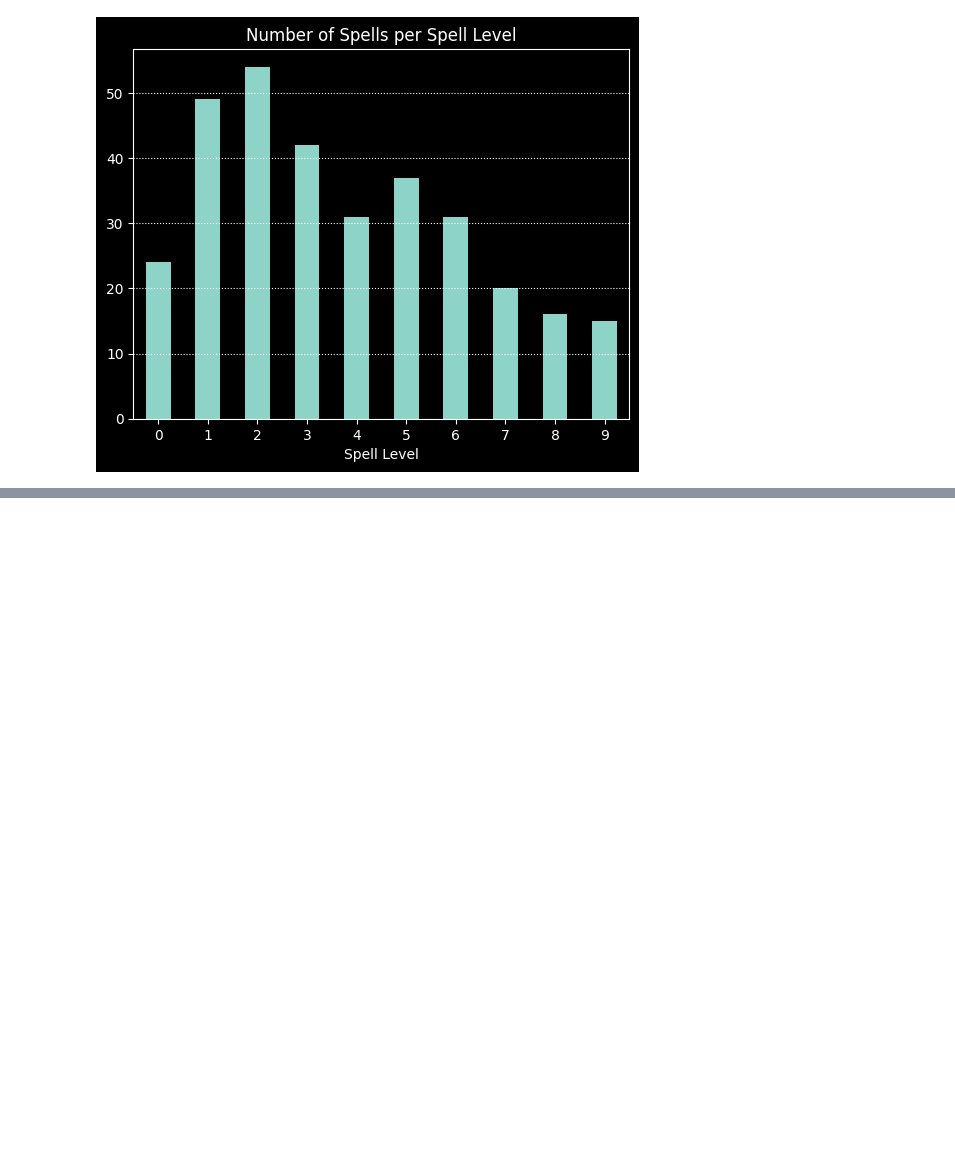
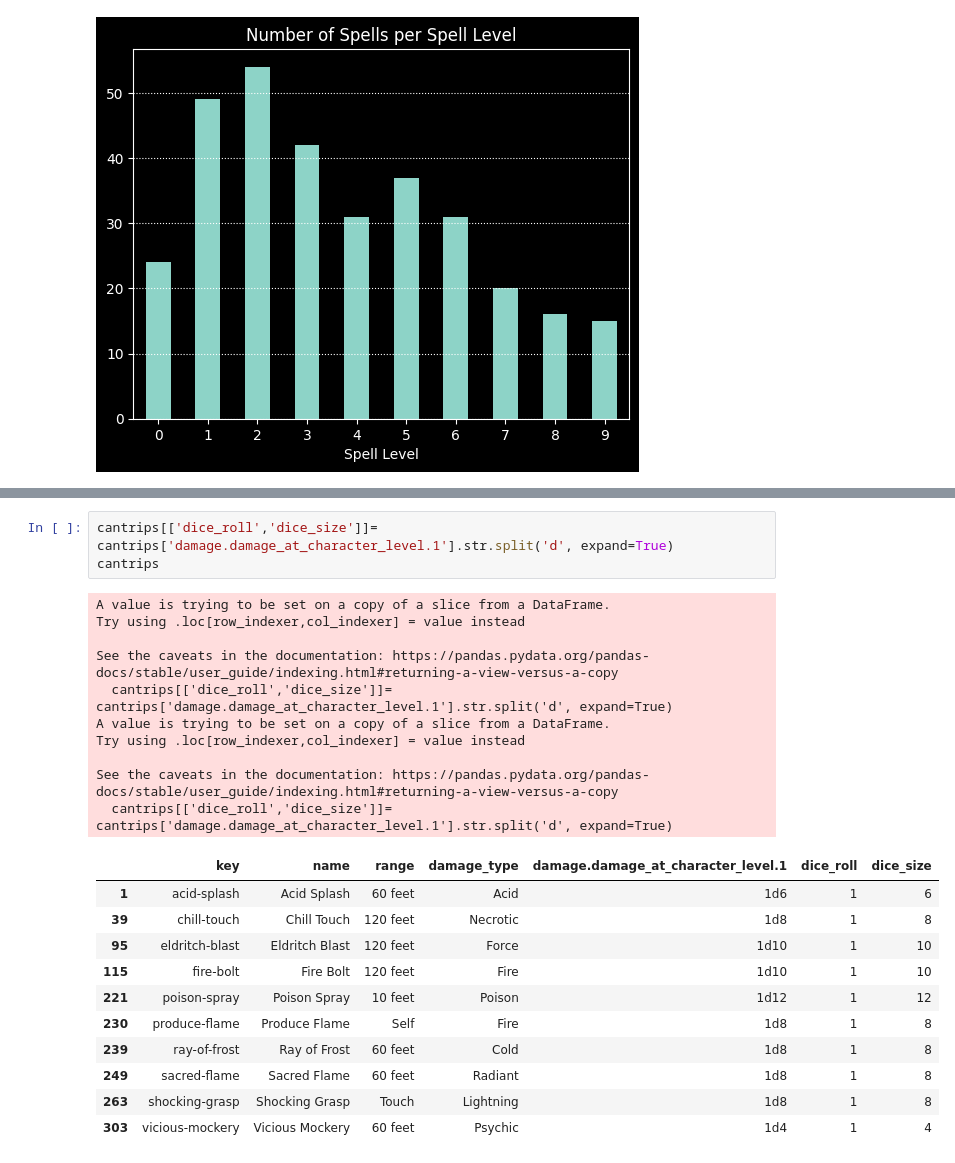
Before and after one commit to AdamSCohen/dnd_analysis, a Jupyter notebook: main.ipynb, the cells around one changed output, grey strips where cells are left out. Drawn from its saved outputs; the diff is of its cells as text; blank space fills up the shorter version.

```diff
--- a/main.ipynb
+++ b/main.ipynb
@@ -476,0 +540,25 @@ plt.show()
+# %%
+cantrips[['dice_roll','dice_size']]= cantrips['damage.damage_at_character_level.1'].str.split('d', expand=True)
+cantrips
+# %% [output]
+A value is trying to be set on a copy of a slice from a DataFrame.
+Try using .loc[row_indexer,col_indexer] = value instead
+
+See the caveats in the documentation: https://pandas.pydata.org/pandas-docs/stable/user_guide/indexing.html#returning-a-view-versus-a-copy
+  cantrips[['dice_roll','dice_size']]= cantrips['damage.damage_at_character_level.1'].str.split('d', expand=True)
+A value is trying to be set on a copy of a slice from a DataFrame.
+Try using .loc[row_indexer,col_indexer] = value instead
+
+See the caveats in the documentation: https://pandas.pydata.org/pandas-docs/stable/user_guide/indexing.html#returning-a-view-versus-a-copy
+  cantrips[['dice_roll','dice_size']]= cantrips['damage.damage_at_character_level.1'].str.split('d', expand=True)
+|  | key | name | range | damage_type | damage.damage_at_character_level.1 | dice_roll | dice_size |
+| 1 | acid-splash | Acid Splash | 60 feet | Acid | 1d6 | 1 | 6 |
+| 39 | chill-touch | Chill Touch | 120 feet | Necrotic | 1d8 | 1 | 8 |
+| 95 | eldritch-blast | Eldritch Blast | 120 feet | Force | 1d10 | 1 | 10 |
+| 115 | fire-bolt | Fire Bolt | 120 feet | Fire | 1d10 | 1 | 10 |
+| 221 | poison-spray | Poison Spray | 10 feet | Poison | 1d12 | 1 | 12 |
+| 230 | produce-flame | Produce Flame | Self | Fire | 1d8 | 1 | 8 |
+| 239 | ray-of-frost | Ray of Frost | 60 feet | Cold | 1d8 | 1 | 8 |
+| 249 | sacred-flame | Sacred Flame | 60 feet | Radiant | 1d8 | 1 | 8 |
+| 263 | shocking-grasp | Shocking Grasp | Touch | Lightning | 1d8 | 1 | 8 |
+| 303 | vicious-mockery | Vicious Mockery | 60 feet | Psychic | 1d4 | 1 | 4 |
```
Also changed, not shown: parts of 10 cells of this notebook.
